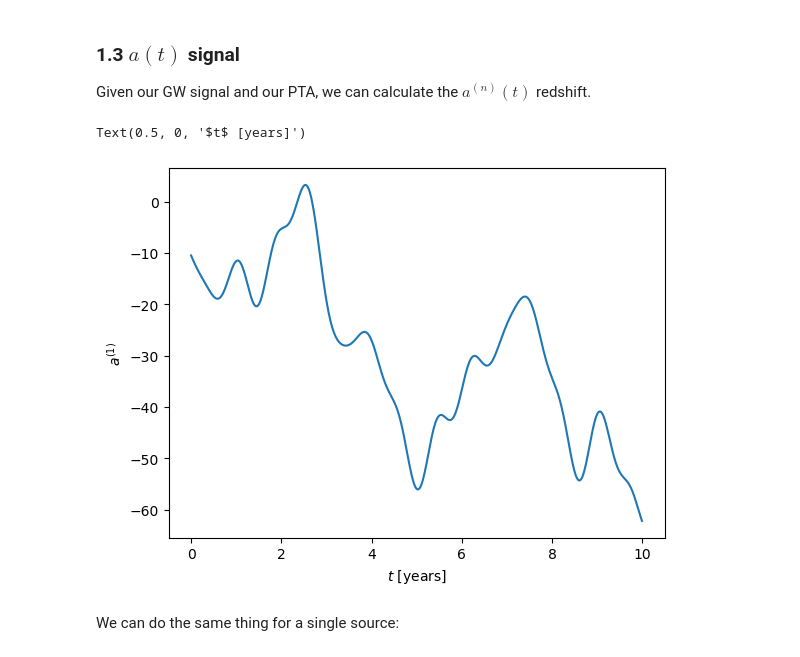
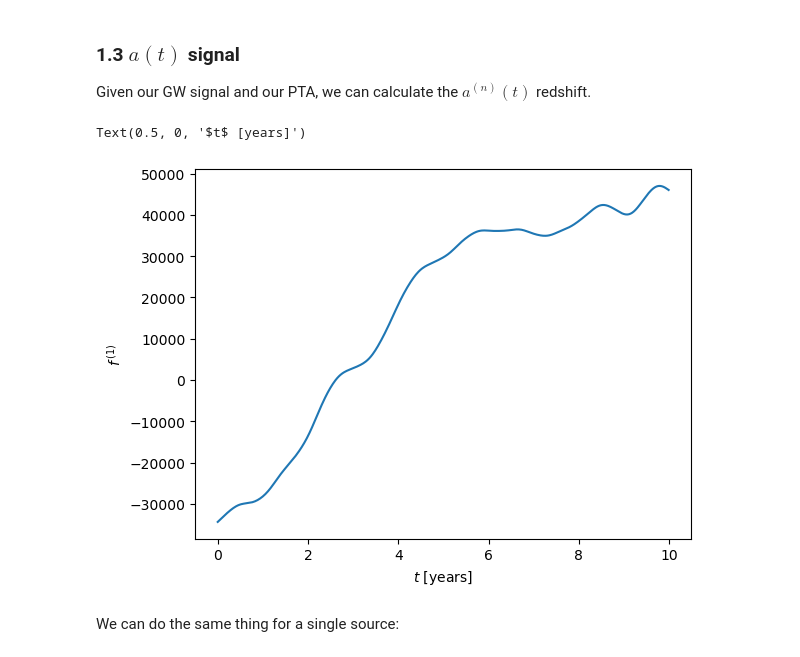
Before and after one commit to tomkimpson/PTAStateSpaceAnalysis, a Jupyter notebook: notebooks/demo.ipynb, the cells around one changed output. Drawn from its saved outputs; the diff is of its cells as text; code cells hidden in the pictures.

```diff
--- a/notebooks/demo.ipynb
+++ b/notebooks/demo.ipynb
@@ -65,6 +62,8 @@ Now we specify the pulsars that constitute our PTA. For this demo we use the pul
 from make_synthetic_data import Pulsars
 PTA = Pulsars(pulsar_file='../data/NANOGrav_pulsars.csv',
               γp=1e-13,
+              σp = 1e-20,
+              σm = 1e-11,
               dt_weeks=1,
               Tobs_years=10)
 # %% [markdown]
@@ -79,14 +75,18 @@ a = SGWB.compute_a()
+# %%
+fakes = fake_observations(universe_i_sgwb,PTA)
+fakes.generate_intrinstic_state_timeseries(seed=1)
+fakes.generate_measured_frequency_timeseries()
 # %%
 import matplotlib.pyplot as plt
 t = PTA.t / year
 
 psr_index = 1
-plt.plot(t,a[:,0])
-plt.ylabel(rf'$a^{{({psr_index})}}$')
+plt.plot(t,fakes.f_measured[:,0])
+plt.ylabel(rf'$f^{{\,({psr_index})}}$')
 plt.xlabel(r'$t$ [years]')
 # %% [output]
 Text(0.5, 0, '$t$ [years]')
-[figure, old version]
+[figure, new version]
 # %% [markdown]
 We can do the same thing for a single source:
 # %%
```
Also changed, not shown: parts of 8 cells of this notebook, 2 other files.
